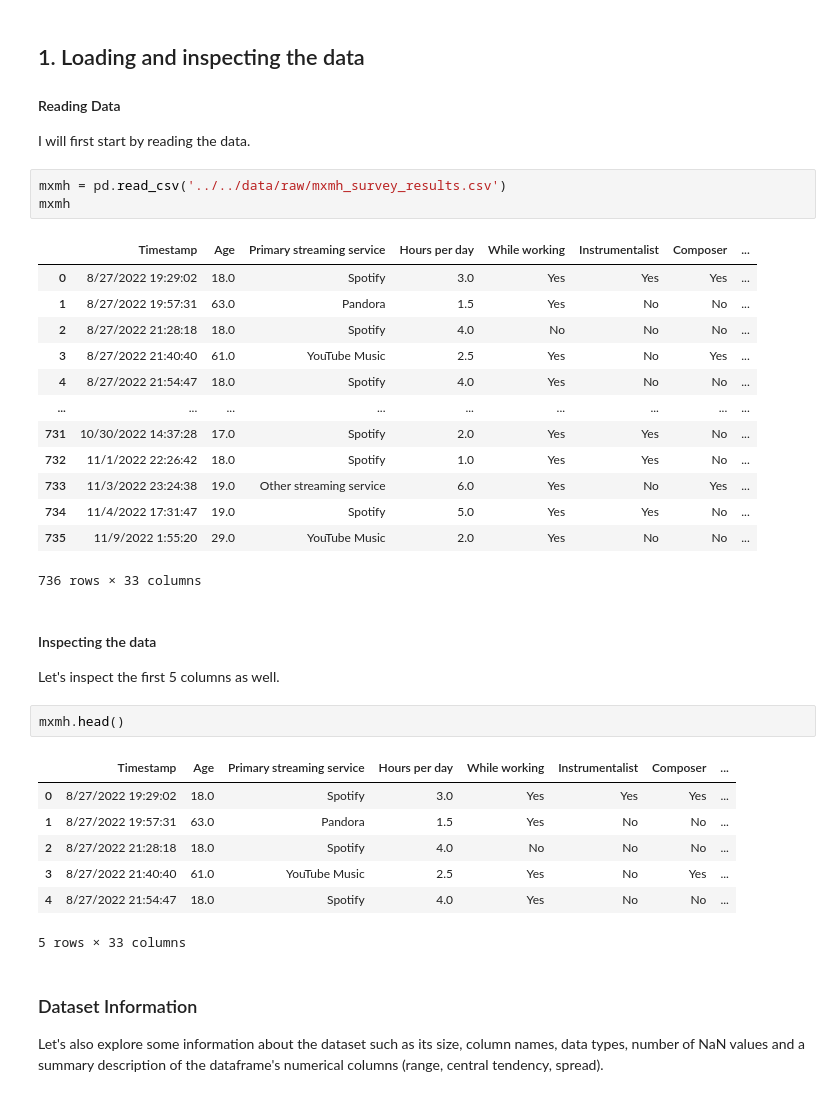
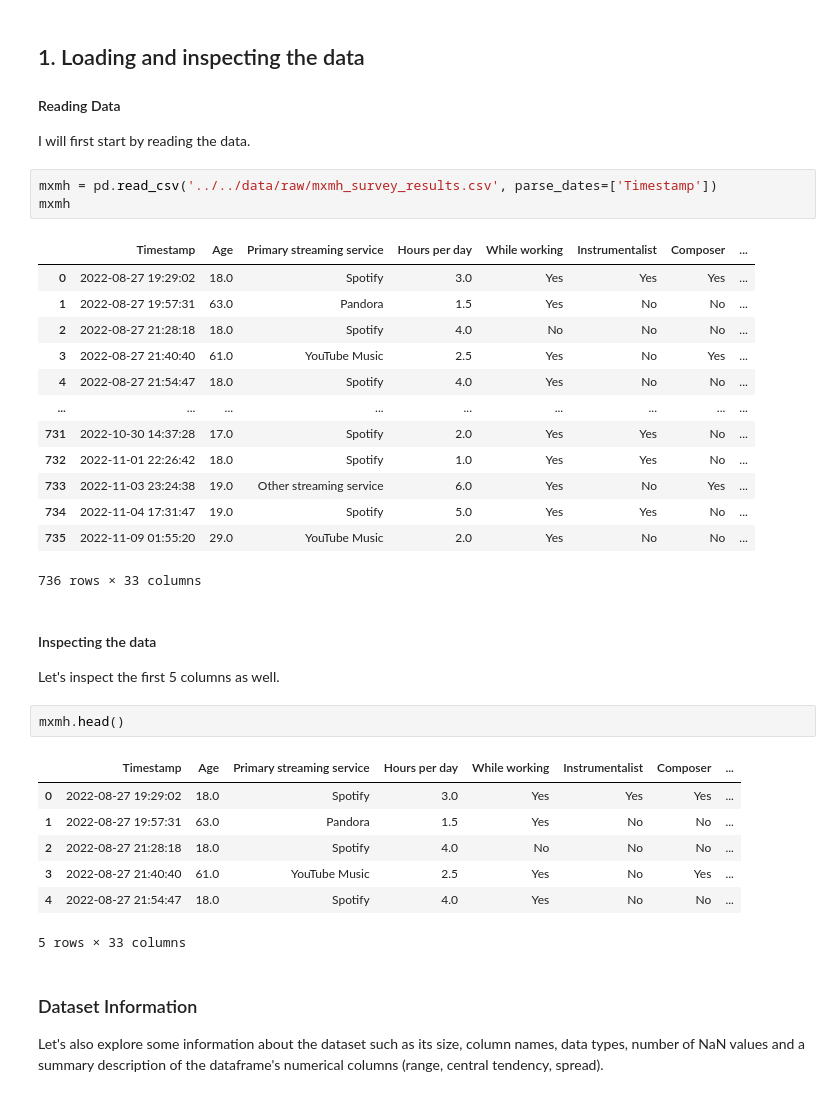
Before and after one commit to ubc-dsci320-2024w2/project-team_fabfour, a Jupyter notebook: analysis/Judy/analysis3.ipynb, the cells around one changed output. Cells and saved outputs as stored; diff of their text form.

```diff
--- a/analysis/Judy/analysis3.ipynb
+++ b/analysis/Judy/analysis3.ipynb
@@ -34,21 +34,21 @@ RendererRegistry.enable('jupyterlab')
 #### Reading Data
 I will first start by reading the data.
 # %%
-mxmh = pd.read_csv('../../data/raw/mxmh_survey_results.csv')
+mxmh = pd.read_csv('../../data/raw/mxmh_survey_results.csv', parse_dates=['Timestamp'])
 mxmh
 # %% [output]
 |  | Timestamp | Age | Primary streaming service | Hours per day | While working | Instrumentalist | Composer | ... |
-| 0 | 8/27/2022 19:29:02 | 18.0 | Spotify | 3.0 | Yes | Yes | Yes | ... |
-| 1 | 8/27/2022 19:57:31 | 63.0 | Pandora | 1.5 | Yes | No | No | ... |
-| 2 | 8/27/2022 21:28:18 | 18.0 | Spotify | 4.0 | No | No | No | ... |
-| 3 | 8/27/2022 21:40:40 | 61.0 | YouTube Music | 2.5 | Yes | No | Yes | ... |
-| 4 | 8/27/2022 21:54:47 | 18.0 | Spotify | 4.0 | Yes | No | No | ... |
+| 0 | 2022-08-27 19:29:02 | 18.0 | Spotify | 3.0 | Yes | Yes | Yes | ... |
+| 1 | 2022-08-27 19:57:31 | 63.0 | Pandora | 1.5 | Yes | No | No | ... |
+| 2 | 2022-08-27 21:28:18 | 18.0 | Spotify | 4.0 | No | No | No | ... |
+| 3 | 2022-08-27 21:40:40 | 61.0 | YouTube Music | 2.5 | Yes | No | Yes | ... |
+| 4 | 2022-08-27 21:54:47 | 18.0 | Spotify | 4.0 | Yes | No | No | ... |
 | ... | ... | ... | ... | ... | ... | ... | ... | ... |
-| 731 | 10/30/2022 14:37:28 | 17.0 | Spotify | 2.0 | Yes | Yes | No | ... |
-| 732 | 11/1/2022 22:26:42 | 18.0 | Spotify | 1.0 | Yes | Yes | No | ... |
-| 733 | 11/3/2022 23:24:38 | 19.0 | Other streaming service | 6.0 | Yes | No | Yes | ... |
-| 734 | 11/4/2022 17:31:47 | 19.0 | Spotify | 5.0 | Yes | Yes | No | ... |
-| 735 | 11/9/2022 1:55:20 | 29.0 | YouTube Music | 2.0 | Yes | No | No | ... |
+| 731 | 2022-10-30 14:37:28 | 17.0 | Spotify | 2.0 | Yes | Yes | No | ... |
+| 732 | 2022-11-01 22:26:42 | 18.0 | Spotify | 1.0 | Yes | Yes | No | ... |
+| 733 | 2022-11-03 23:24:38 | 19.0 | Other streaming service | 6.0 | Yes | No | Yes | ... |
+| 734 | 2022-11-04 17:31:47 | 19.0 | Spotify | 5.0 | Yes | Yes | No | ... |
+| 735 | 2022-11-09 01:55:20 | 29.0 | YouTube Music | 2.0 | Yes | No | No | ... |
 736 rows × 33 columns
 # %% [markdown]
 #### Inspecting the data
@@ -58,11 +58,11 @@ Let's inspect the first 5 columns as well.
 mxmh.head()
 # %% [output]
 |  | Timestamp | Age | Primary streaming service | Hours per day | While working | Instrumentalist | Composer | ... |
-| 0 | 8/27/2022 19:29:02 | 18.0 | Spotify | 3.0 | Yes | Yes | Yes | ... |
-| 1 | 8/27/2022 19:57:31 | 63.0 | Pandora | 1.5 | Yes | No | No | ... |
-| 2 | 8/27/2022 21:28:18 | 18.0 | Spotify | 4.0 | No | No | No | ... |
-| 3 | 8/27/2022 21:40:40 | 61.0 | YouTube Music | 2.5 | Yes | No | Yes | ... |
-| 4 | 8/27/2022 21:54:47 | 18.0 | Spotify | 4.0 | Yes | No | No | ... |
+| 0 | 2022-08-27 19:29:02 | 18.0 | Spotify | 3.0 | Yes | Yes | Yes | ... |
+| 1 | 2022-08-27 19:57:31 | 63.0 | Pandora | 1.5 | Yes | No | No | ... |
+| 2 | 2022-08-27 21:28:18 | 18.0 | Spotify | 4.0 | No | No | No | ... |
+| 3 | 2022-08-27 21:40:40 | 61.0 | YouTube Music | 2.5 | Yes | No | Yes | ... |
+| 4 | 2022-08-27 21:54:47 | 18.0 | Spotify | 4.0 | Yes | No | No | ... |
 5 rows × 33 columns
 # %% [markdown]
 ### Dataset Information
```
Also changed, not shown: parts of 24 cells of this notebook, 4 other files.
